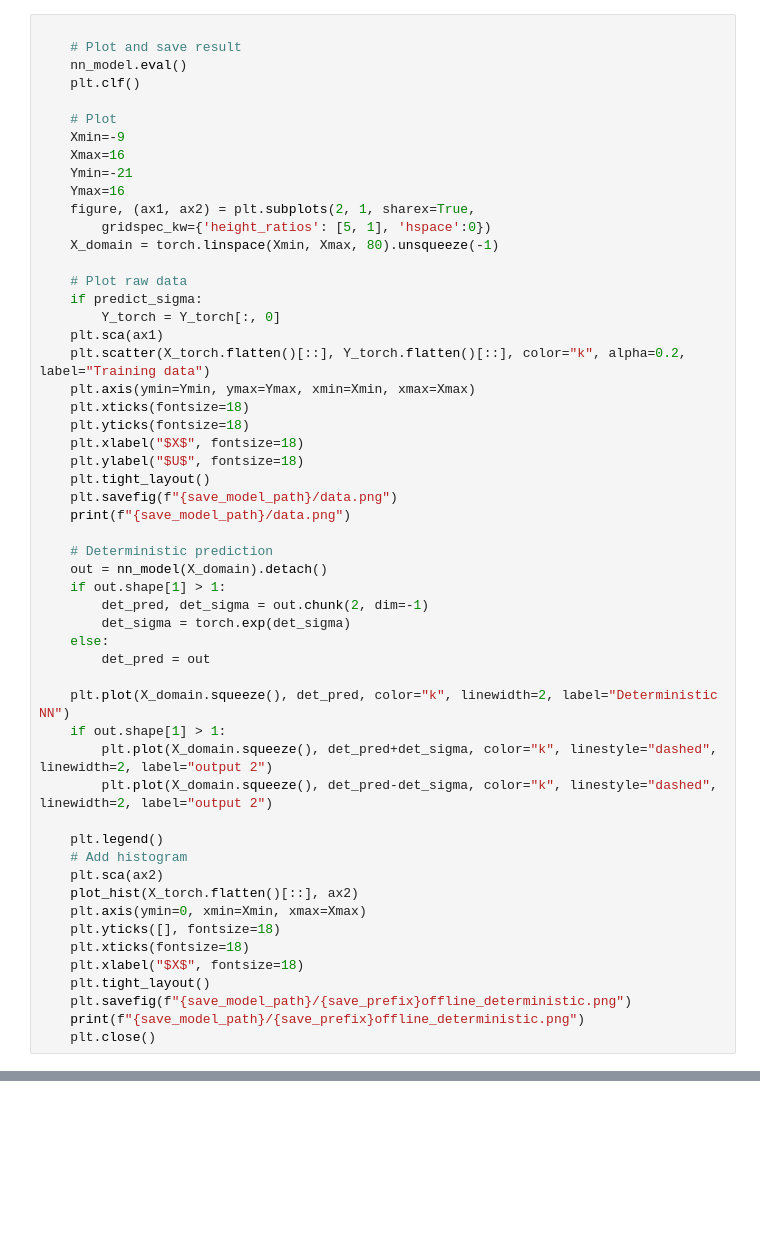
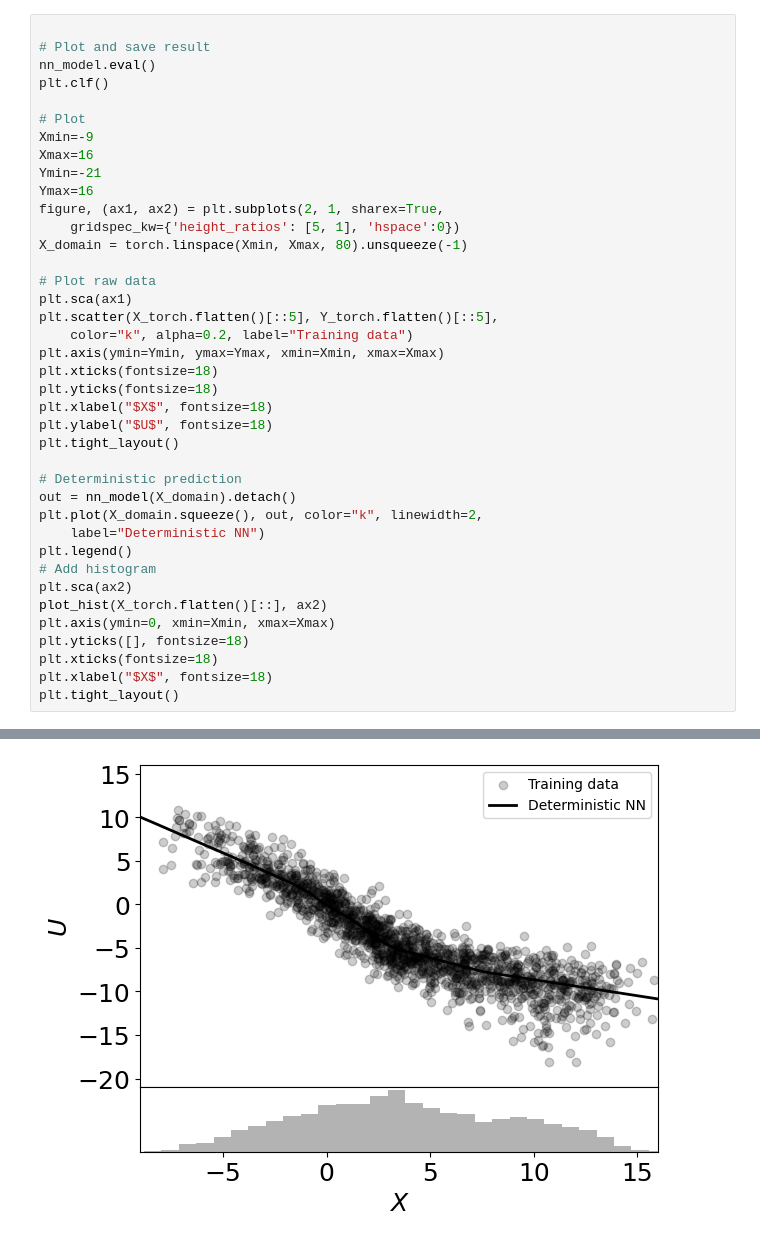
Before and after one commit to lm2612/L96_UQ, a Jupyter notebook: notebooks/2_train_deterministic_NN.ipynb, the cells around one changed output, grey strips where cells are left out. Drawn from its saved outputs; the diff is of its cells as text; blank space fills up the shorter version.

```diff
--- a/notebooks/2_train_deterministic_NN.ipynb
+++ b/notebooks/2_train_deterministic_NN.ipynb
@@ -156,54 +225,40 @@ plt.ylabel("MSE Loss")
 # %%
 
-    # Plot and save result
-    nn_model.eval()
-    plt.clf()
+# Plot and save result
+nn_model.eval()
+plt.clf()
 
-    # Plot
-    Xmin=-9
-    Xmax=16
-    Ymin=-21
-    Ymax=16
-    figure, (ax1, ax2) = plt.subplots(2, 1, sharex=True,
-        gridspec_kw={'height_ratios': [5, 1], 'hspace':0})
-    X_domain = torch.linspace(Xmin, Xmax, 80).unsqueeze(-1)
+# Plot
+Xmin=-9
+Xmax=16
+Ymin=-21
+Ymax=16
+figure, (ax1, ax2) = plt.subplots(2, 1, sharex=True,
+    gridspec_kw={'height_ratios': [5, 1], 'hspace':0})
+X_domain = torch.linspace(Xmin, Xmax, 80).unsqueeze(-1)
 
-    # Plot raw data
-    if predict_sigma:
-        Y_torch = Y_torch[:, 0]
-    plt.sca(ax1)
-    plt.scatter(X_torch.flatten()[::], Y_torch.flatten()[::], color="k", alpha=0.2, label="Training data")
-    plt.axis(ymin=Ymin, ymax=Ymax, xmin=Xmin, xmax=Xmax)
-    plt.xticks(fontsize=18)
-    plt.yticks(fontsize=18)
-    plt.xlabel("$X$", fontsize=18)
-    plt.ylabel("$U$", fontsize=18)
-    plt.tight_layout()
-    plt.savefig(f"{save_model_path}/data.png")
-    print(f"{save_model_path}/data.png")
+# Plot raw data
+plt.sca(ax1)
+plt.scatter(X_torch.flatten()[::5], Y_torch.flatten()[::5],
+    color="k", alpha=0.2, label="Training data")
+plt.axis(ymin=Ymin, ymax=Ymax, xmin=Xmin, xmax=Xmax)
+plt.xticks(fontsize=18)
+plt.yticks(fontsize=18)
+plt.xlabel("$X$", fontsize=18)
+plt.ylabel("$U$", fontsize=18)
+plt.tight_layout()
 
-    # Deterministic prediction
-    out = nn_model(X_domain).detach()
-    if out.shape[1] > 1:
-        det_pred, det_sigma = out.chunk(2, dim=-1)
-        det_sigma = torch.exp(det_sigma)
-    else:
-        det_pred = out
-
-    plt.plot(X_domain.squeeze(), det_pred, color="k", linewidth=2, label="Deterministic NN")
-    if out.shape[1] > 1:
-        plt.plot(X_domain.squeeze(), det_pred+det_sigma, color="k", linestyle="dashed", linewidth=2, label="output 2")
-        plt.plot(X_domain.squeeze(), det_pred-det_sigma, color="k", linestyle="dashed", linewidth=2, label="output 2")
-
-    plt.legend()
-    # Add histogram
-    plt.sca(ax2)
-    plot_hist(X_torch.flatten()[::], ax2)
-    plt.axis(ymin=0, xmin=Xmin, xmax=Xmax)
-    plt.yticks([], fontsize=18)
-    plt.xticks(fontsize=18)
-    plt.xlabel("$X$", fontsize=18)
-    plt.tight_layout()
-    plt.savefig(f"{save_model_path}/{save_prefix}offline_deterministic.png")
-    print(f"{save_model_path}/{save_prefix}offline_deterministic.png")
-    plt.close()
+# Deterministic prediction
+out = nn_model(X_domain).detach()
+plt.plot(X_domain.squeeze(), out, color="k", linewidth=2,
+    label="Deterministic NN")
+plt.legend()
+# Add histogram
+plt.sca(ax2)
+plot_hist(X_torch.flatten()[::], ax2)
+plt.axis(ymin=0, xmin=Xmin, xmax=Xmax)
+plt.yticks([], fontsize=18)
+plt.xticks(fontsize=18)
+plt.xlabel("$X$", fontsize=18)
+plt.tight_layout()
+# %% [output]
@@ -209,0 +266 @@ plt.ylabel("MSE Loss")
+[figure, added]
```
Also changed, not shown: parts of 23 cells of this notebook, 4 other files.
